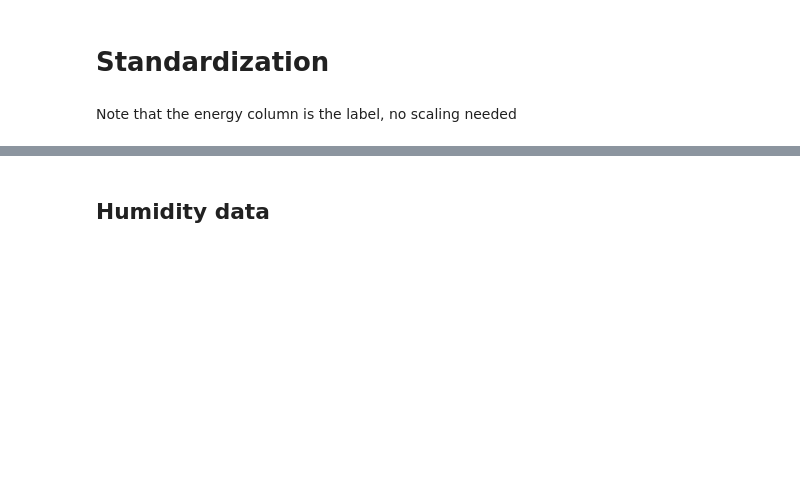
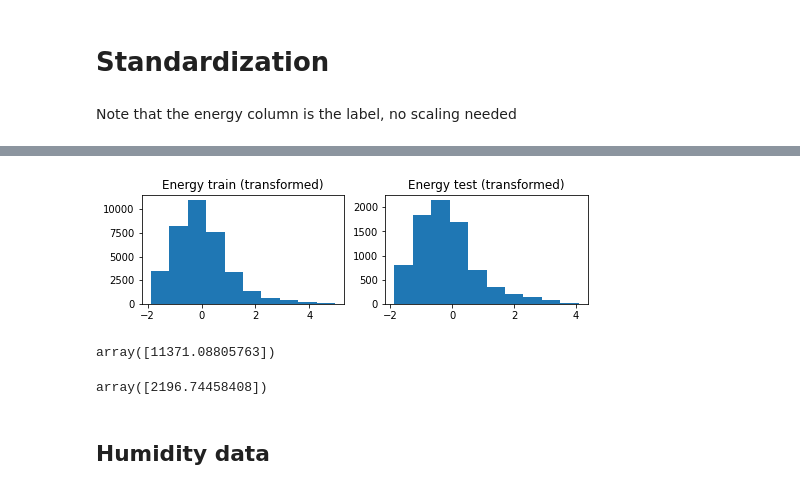
Before and after one commit to gt2199/Capstone-Two, a Jupyter notebook: notebooks/data_preprocessing.ipynb, the cells around one changed output, grey strips where cells are left out. Drawn from its saved outputs; the diff is of its cells as text; code cells hidden in the pictures; blank space fills up the shorter version.

```diff
--- a/notebooks/data_preprocessing.ipynb
+++ b/notebooks/data_preprocessing.ipynb
@@ -102,0 +118,3 @@ from sklearn.preprocessing import PowerTransformer
+# %%
+data_trasformed_train = scaler.transform(data_train[['energy']])
+data_train['n_energy'] = data_trasformed_train
@@ -103,3 +129,22 @@ from sklearn.preprocessing import PowerTransformer
+# %%
+fig, ax = plt.subplots(1,2, figsize=(8,2))
+
+ax[0].hist(data_trasformed_train)
+ax[0].set_title('Energy train (transformed)')
+
+ax[1].hist(data_trasformed_test)
+ax[1].set_title('Energy test (transformed)')
+plt.show()
+# %% [output]
+[figure, added]
+# %%
+scaler.mean_
+# %% [output]
+array([11371.08805763])
+# %%
+scaler.scale_
+# %% [output]
+array([2196.74458408])
 # %% [markdown]
 ## Humidity data
 # %%
```
Also changed, not shown: parts of 10 cells of this notebook, 4 other files.
